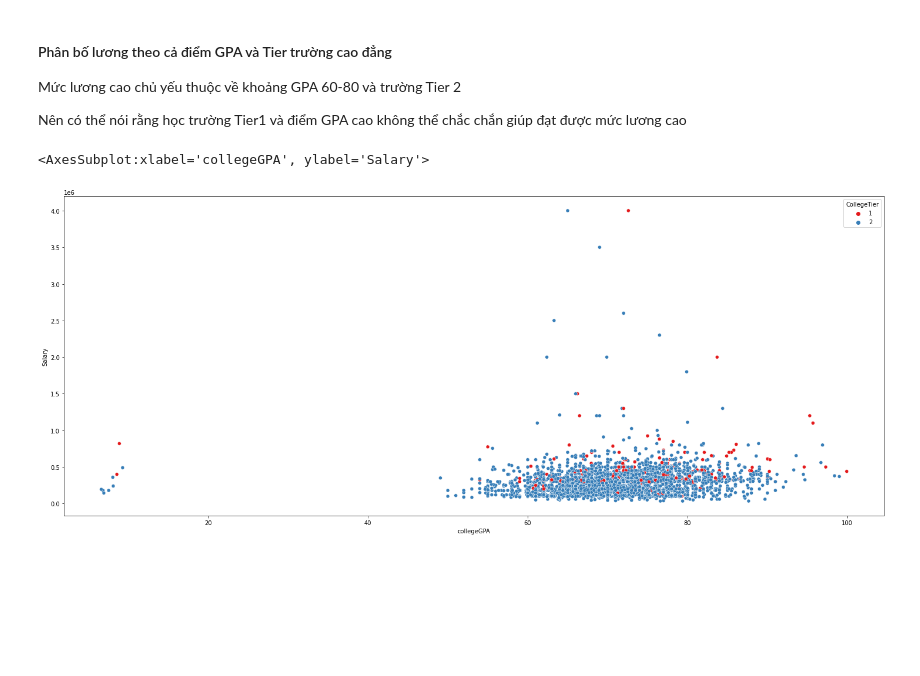
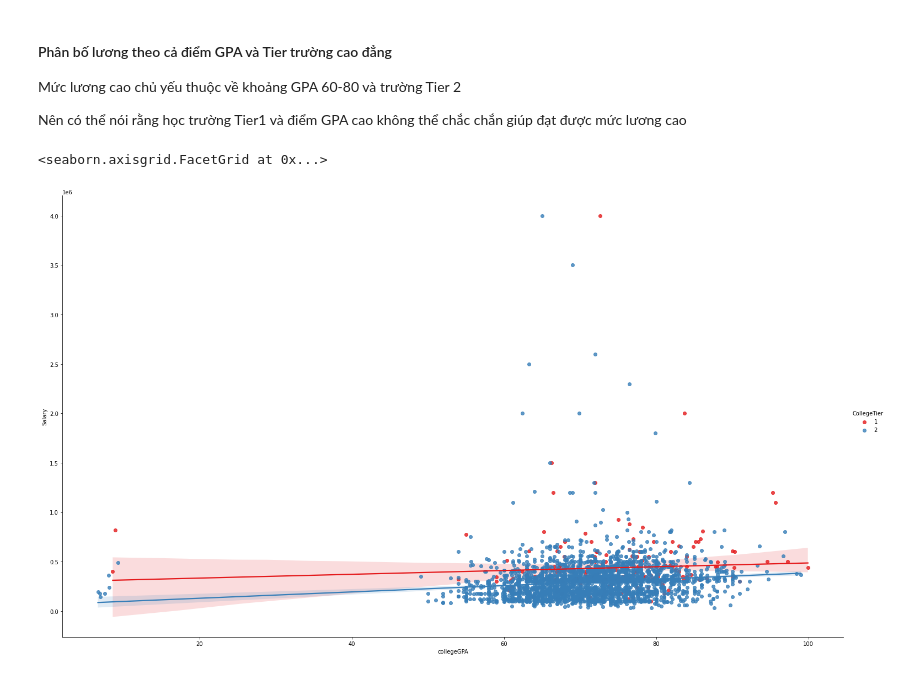
Before and after one commit to phuocleoceo/Bootstrap-Sampling, a Jupyter notebook: code.ipynb, the cells around one changed output. Saved outputs shown, nothing was run; the diff lists cells and outputs as text; code cells hidden in the pictures; blank space fills up the shorter version.

```diff
--- a/code.ipynb
+++ b/code.ipynb
@@ -181,9 +194,7 @@ Mức lương cao chủ yếu thuộc về khoảng GPA 60-80 và trường Tier
 
 Nên có thể nói rằng học trường Tier1 và điểm GPA cao không thể chắc chắn giúp đạt được mức lương cao
 # %%
-plt.figure(figsize=(25, 10))
-sns.scatterplot(x=dataset["collegeGPA"], y=dataset["Salary"],
-                hue=dataset["CollegeTier"], palette="Set1")
+sns.lmplot(x="collegeGPA", y="Salary", hue="CollegeTier", data=dataset, palette="Set1", height=12, aspect=12/7)
 # %% [output]
-<AxesSubplot:xlabel='collegeGPA', ylabel='Salary'>
+<seaborn.axisgrid.FacetGrid at 0x...>
-[figure, old version]
+[figure, new version]
```
Also changed, not shown: parts of 8 cells of this notebook.
